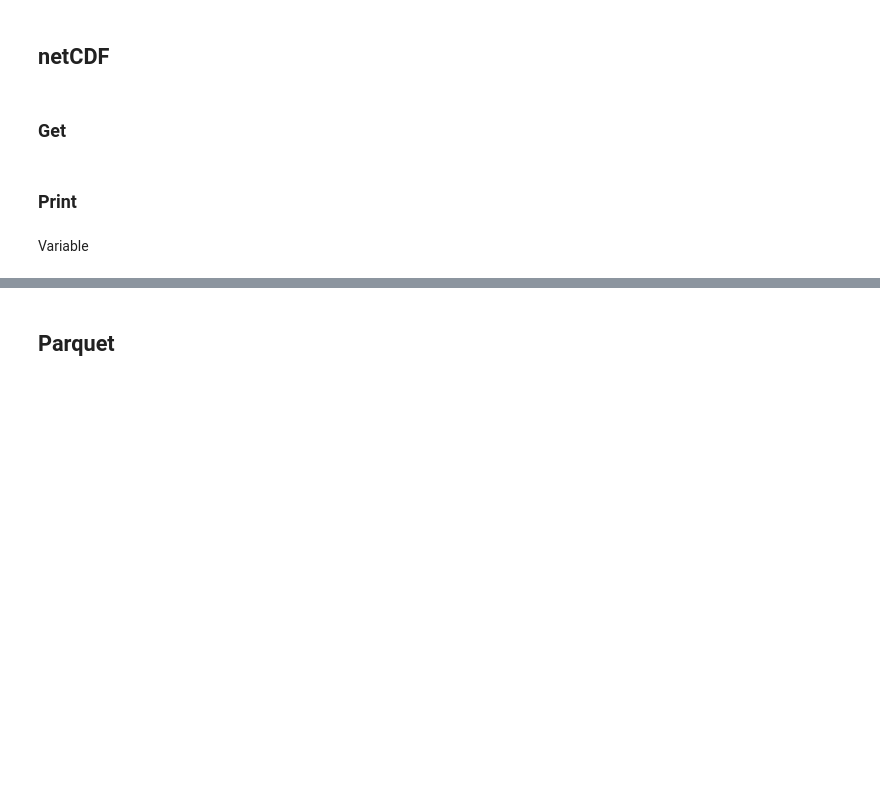
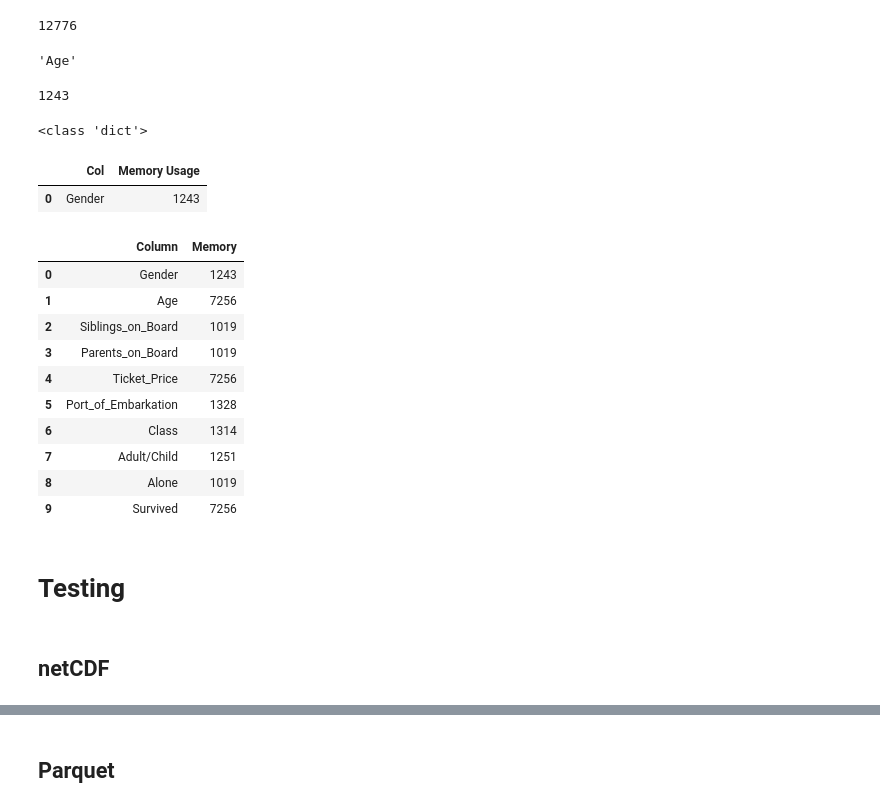
Before and after one commit to Abigor111/SunTzu, a Jupyter notebook: examples/MetadataFunctions.ipynb, the cells around one changed output, grey strips where cells are left out. Cells and saved outputs as stored; diff of their text form; code cells hidden in the pictures; blank space fills up the shorter version.

```diff
--- a/examples/MetadataFunctions.ipynb
+++ b/examples/MetadataFunctions.ipynb
@@ -24,8 +601,52 @@ def check_dataframe_type(self):
+# %%
+def get_file_memory_usage(file_path):
+    if os.path.exists(file_path):
+        file_stats = os.stat(file_path)
+        memory_usage = file_stats.st_size
+        return memory_usage
+    else:
+        return -1  # File doesn't exist
+get_file_memory_usage("./aa.parquet")
+# %% [output]
+12776
+# %%
+df = pd.read_parquet("./aa.parquet")
+df.memory_usage().idxmax()
+# %% [output]
+'Age'
+# %%
+df['Gender'].memory_usage(deep=True)
+# %% [output]
+1243
+# %%
+teste = {"Col": ["Gender"], "Memory Usage": [df['Gender'].memory_usage(deep=True)]}
+print(type(teste))
+teste = pd.DataFrame(data=teste)
+teste.head()
+# %% [output]
+<class 'dict'>
+|  | Col | Memory Usage |
+| 0 | Gender | 1243 |
+# %%
+dataframe = []
+for col in df.columns:
+    col_info = [col, df[col].memory_usage(deep=True)]
+    dataframe.append(col_info)
+dataframe = pd.DataFrame(dataframe, columns=['Column', 'Memory'])
+dataframe.head(10)
+# %% [output]
+|  | Column | Memory |
+| 0 | Gender | 1243 |
+| 1 | Age | 7256 |
+| 2 | Siblings_on_Board | 1019 |
+| 3 | Parents_on_Board | 1019 |
+| 4 | Ticket_Price | 7256 |
+| 5 | Port_of_Embarkation | 1328 |
+| 6 | Class | 1314 |
+| 7 | Adult/Child | 1251 |
+| 8 | Alone | 1019 |
+| 9 | Survived | 7256 |
+# %% [markdown]
+# Testing
 # %% [markdown]
 ## netCDF
-# %% [markdown]
-### Get
-# %% [markdown]
-### Print
-# %% [markdown]
-Variable
```
Also changed, not shown: parts of 80 cells of this notebook.
